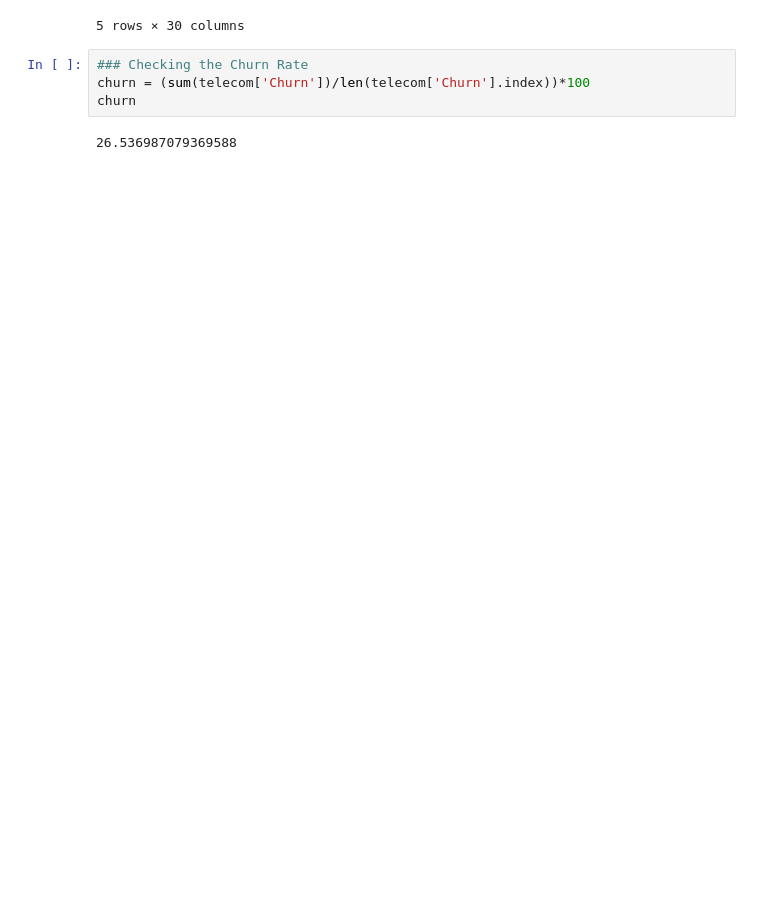
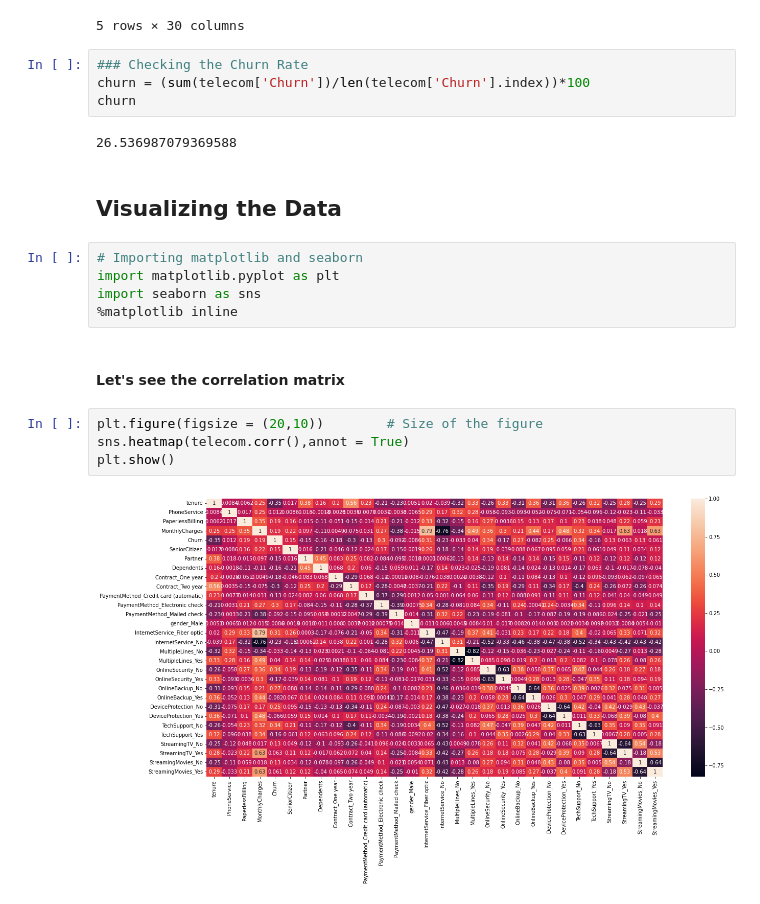
Before and after one commit to vivekkum-ar/Telecom-Churn-Logistic-Regression, a Jupyter notebook: Telecom-Churn-Logistic-Model.ipynb, the cells around one changed output. Drawn from its saved outputs; the diff is of its cells as text; blank space fills up the shorter version.

Commit message:
Visualizing the data

```diff
--- a/Telecom-Churn-Logistic-Model.ipynb
+++ b/Telecom-Churn-Logistic-Model.ipynb
@@ -370,3 +370,18 @@ churn = (sum(telecom['Churn'])/len(telecom['Churn'].index))*100
 churn
 # %% [output]
 26.536987079369588
+# %% [markdown]
+## Visualizing the Data
+# %%
+# Importing matplotlib and seaborn
+import matplotlib.pyplot as plt
+import seaborn as sns
+%matplotlib inline
+# %% [markdown]
+#### Let's see the correlation matrix
+# %%
+plt.figure(figsize = (20,10))        # Size of the figure
+sns.heatmap(telecom.corr(),annot = True)
+plt.show()
+# %% [output]
+[figure, added]
```
Also changed, not shown: parts of 2 cells of this notebook.
